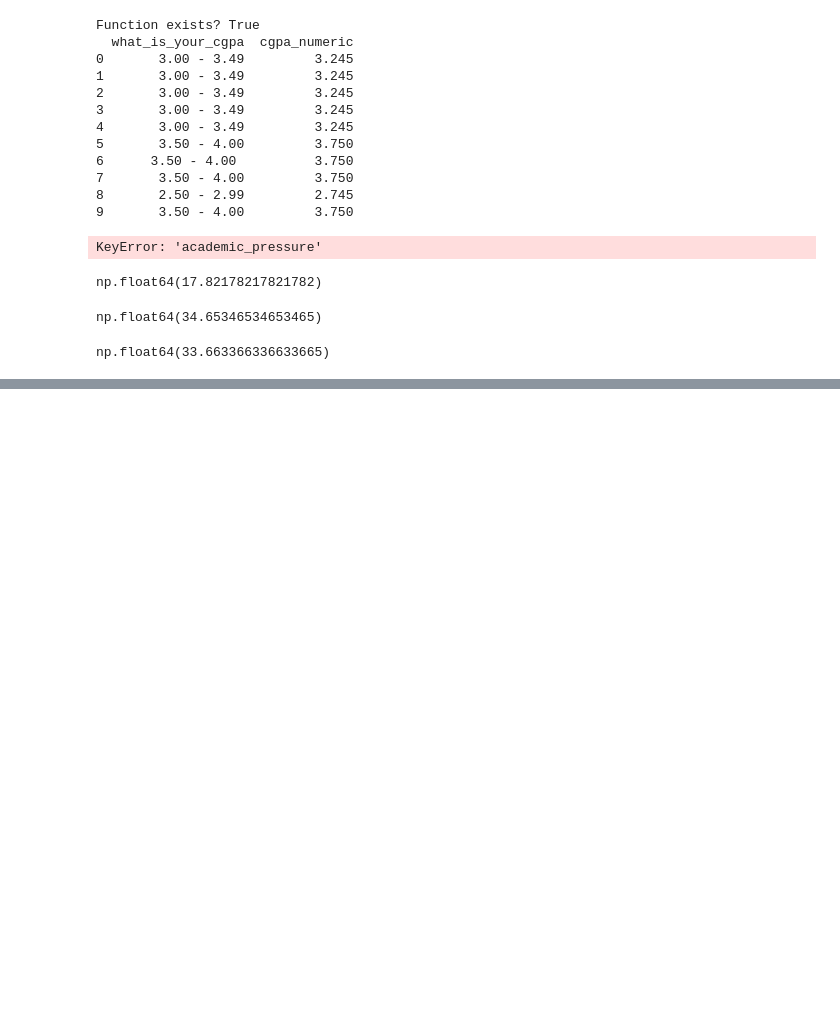
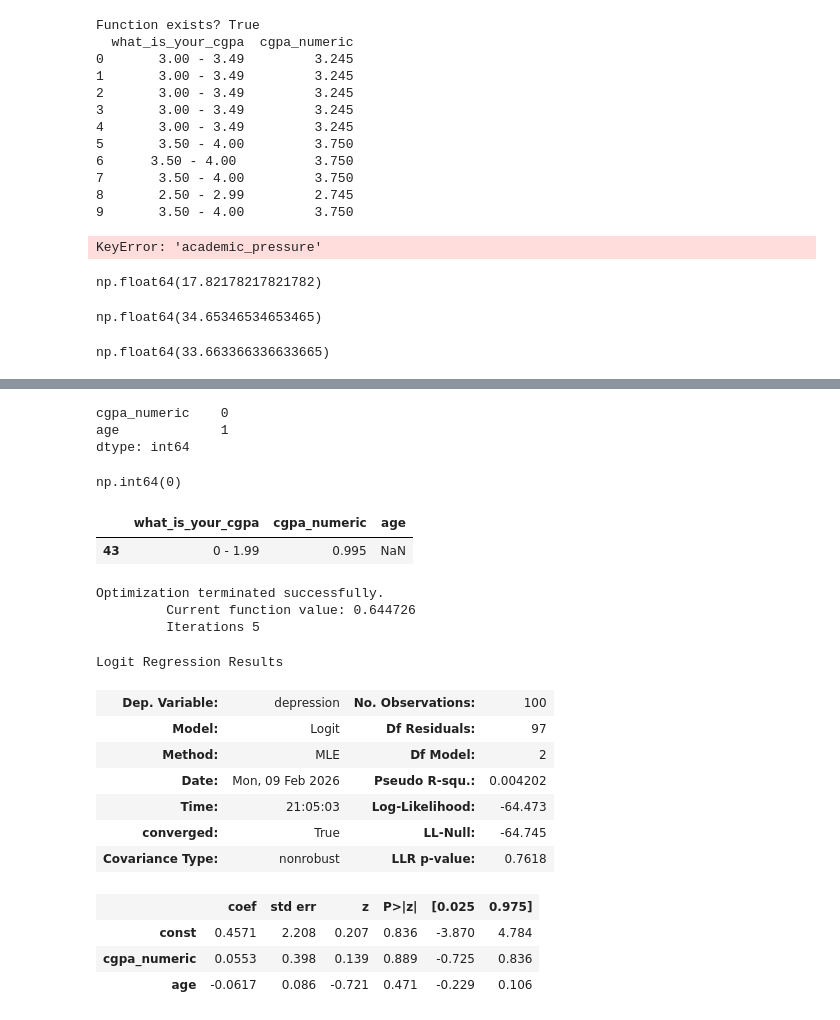
Before and after one commit to NishantAbhishek950/Data_Analysis_Student_MentalHealth, a Jupyter notebook: rough_v1_experimenting.ipynb, the cells around one changed output, grey strips where cells are left out. Saved outputs shown, nothing was run; the diff lists cells and outputs as text; code cells hidden in the pictures; blank space fills up the shorter version.

```diff
--- a/student_mental_health.ipynb
+++ b/rough_v1_experimenting.ipynb
@@ -229,0 +339,44 @@ np.float64(33.663366336633665)
+# %%
+X = df[['cgpa_numeric', 'age']]
+X.isna().sum()
+# %% [output]
+cgpa_numeric    0
+age             1
+dtype: int64
+# %%
+df['depression'].isna().sum()
+# %% [output]
+np.int64(0)
+# %%
+df[df[['cgpa_numeric', 'age']].isna().any(axis=1)][['what_is_your_cgpa', 'cgpa_numeric', 'age']].head(10)
+# %% [output]
+|  | what_is_your_cgpa | cgpa_numeric | age |
+| 43 | 0 - 1.99 | 0.995 | NaN |
+# %%
+import statsmodels.api as sm
+
+model_df = df[['depression', 'cgpa_numeric', 'age']].dropna()
+
+X = model_df[['cgpa_numeric', 'age']]
+X = sm.add_constant(X)
+
+y = model_df['depression']
+
+model = sm.Logit(y, X).fit()
+model.summary()
+# %% [output]
+Optimization terminated successfully.
+         Current function value: 0.644726
+         Iterations 5
+Logit Regression Results
+| Dep. Variable: | depression | No. Observations: | 100 |
+| Model: | Logit | Df Residuals: | 97 |
+| Method: | MLE | Df Model: | 2 |
+| Date: | Mon, 09 Feb 2026 | Pseudo R-squ.: | 0.004202 |
+| Time: | 21:05:03 | Log-Likelihood: | -64.473 |
+| converged: | True | LL-Null: | -64.745 |
+| Covariance Type: | nonrobust | LLR p-value: | 0.7618 |
+|  | coef | std err | z | P>|z| | [0.025 | 0.975] |
+| const | 0.4571 | 2.208 | 0.207 | 0.836 | -3.870 | 4.784 |
+| cgpa_numeric | 0.0553 | 0.398 | 0.139 | 0.889 | -0.725 | 0.836 |
+| age | -0.0617 | 0.086 | -0.721 | 0.471 | -0.229 | 0.106 |
```
Also changed, not shown: parts of 8 cells of this notebook, 3 other files.
